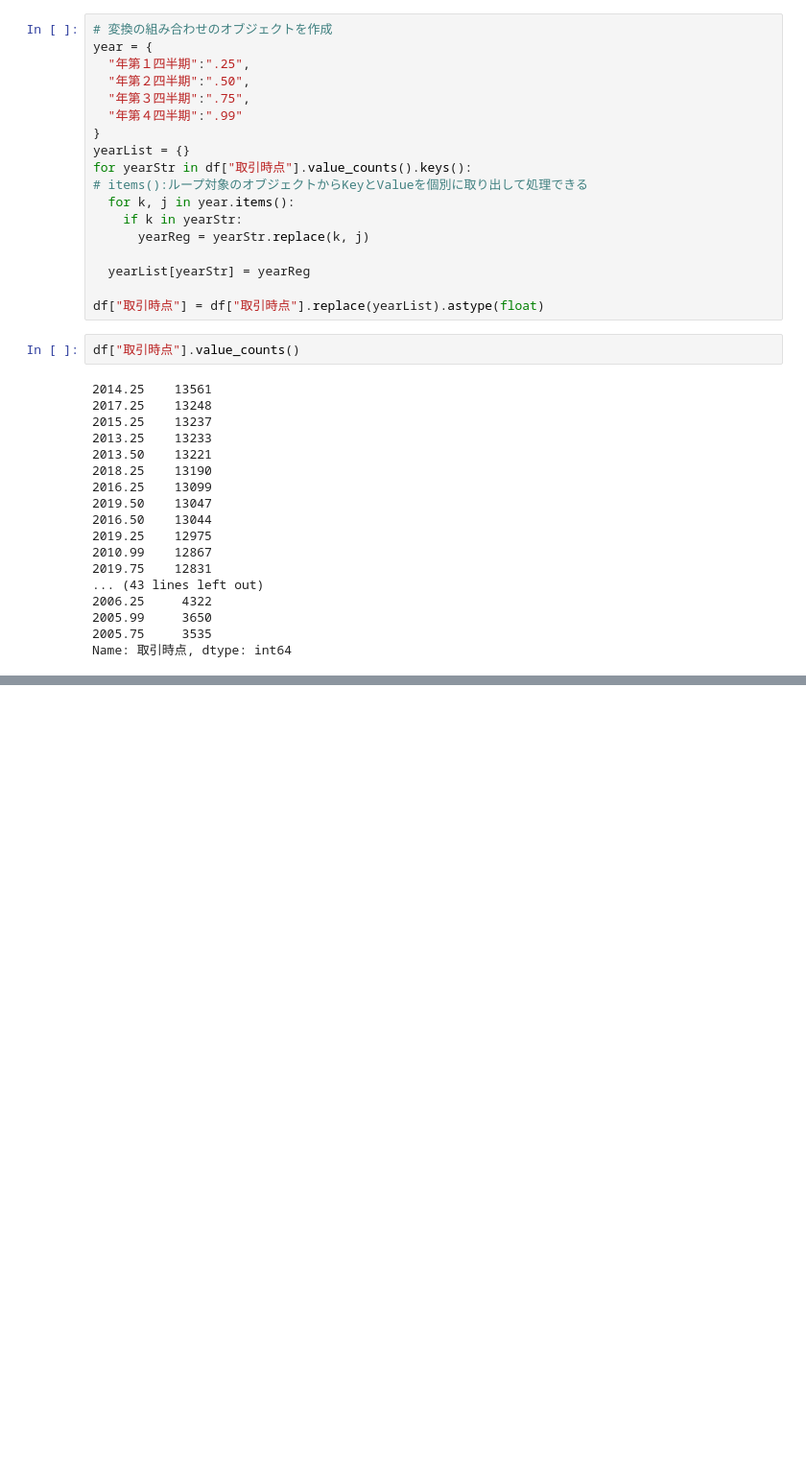
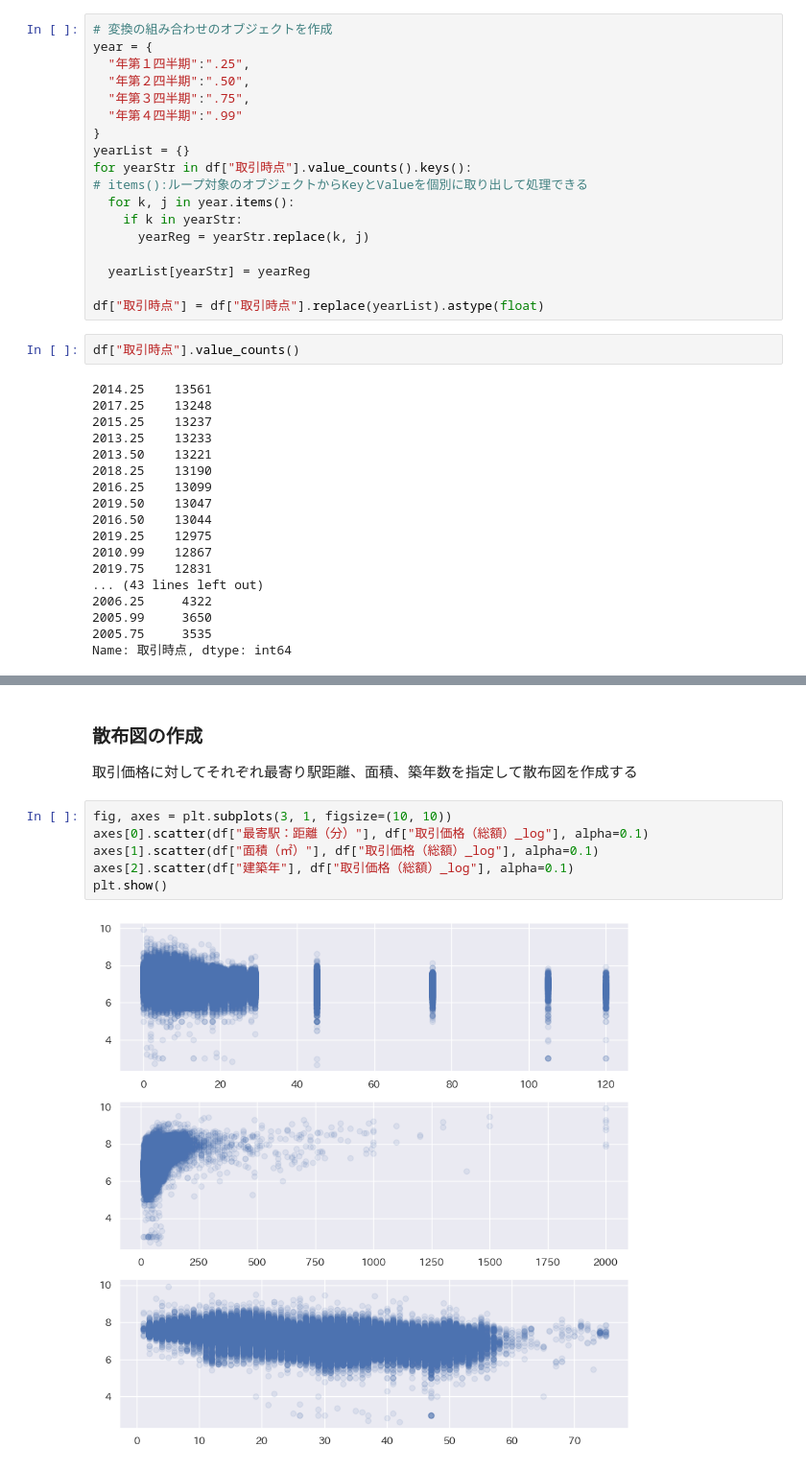
Before and after one commit to naitoyuma7110/DataAnlysDemo, a Jupyter notebook: workspace/DataAnlysis.ipynb, the cells around one changed output, grey strips where cells are left out. Shown: that part at 96% size. Saved outputs shown, nothing was run; the diff lists cells and outputs as text; blank space fills up the shorter version.

```diff
--- a/workspace/DataAnlysis.ipynb
+++ b/workspace/DataAnlysis.ipynb
@@ -467,0 +507,12 @@ plt.show()
+# %% [markdown]
+### 散布図の作成
+
+取引価格に対してそれぞれ最寄り駅距離、面積、築年数を指定して散布図を作成する
+# %%
+fig, axes = plt.subplots(3, 1, figsize=(10, 10))
+axes[0].scatter(df["最寄駅：距離（分）"], df["取引価格（総額）_log"], alpha=0.1)
+axes[1].scatter(df["面積（㎡）"], df["取引価格（総額）_log"], alpha=0.1)
+axes[2].scatter(df["建築年"], df["取引価格（総額）_log"], alpha=0.1)
+plt.show()
+# %% [output]
+[figure, added]
```
Also changed, not shown: parts of 18 cells of this notebook.
